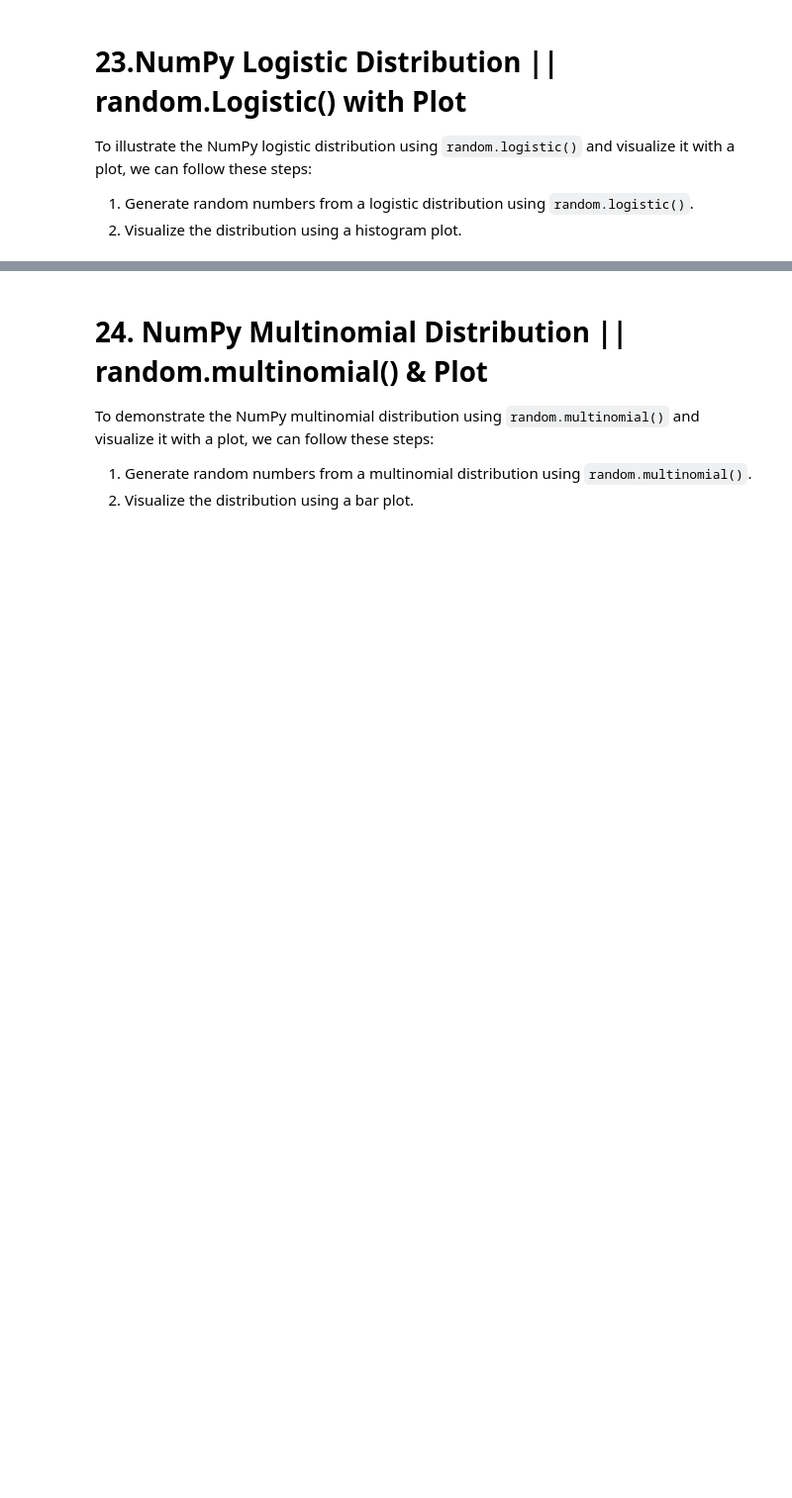
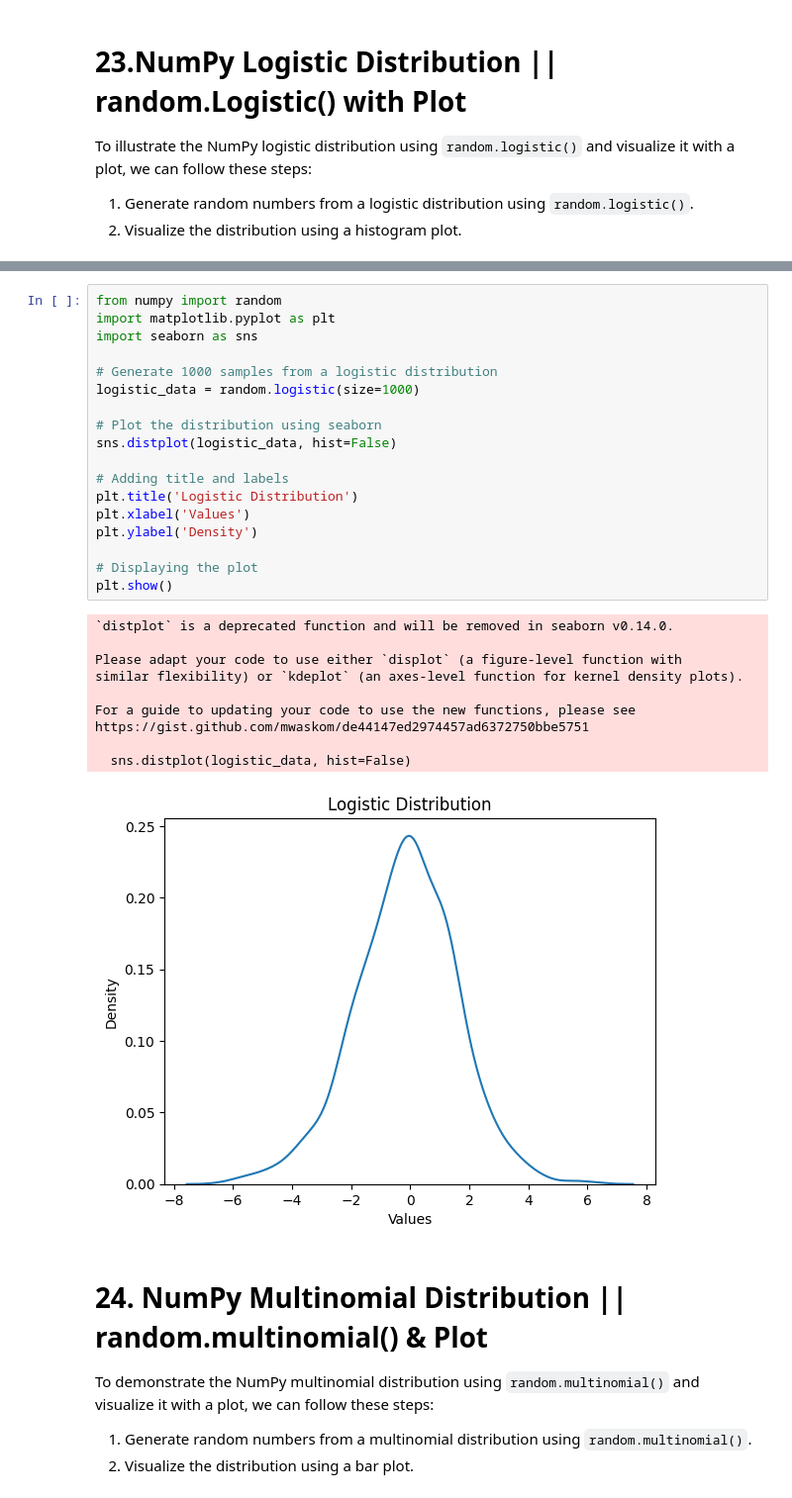
Before and after one commit to praveensinghaws/Python, a Jupyter notebook: DataCode_With_Sharad/2-Python_Numpy/5_NUMPY_LAB_21_25.ipynb, the cells around one changed output, grey strips where cells are left out. Shown at 99% size. Saved outputs shown, nothing was run; the diff lists cells and outputs as text; blank space fills up the shorter version.

```diff
--- a/DataCode_With_Sharad/2-Python_Numpy/5_NUMPY_LAB_21_25.ipynb
+++ b/DataCode_With_Sharad/2-Python_Numpy/5_NUMPY_LAB_21_25.ipynb
@@ -175,3 +254,32 @@ plt.show()
+# %%
+from numpy import random
+import matplotlib.pyplot as plt
+import seaborn as sns
+
+# Generate 1000 samples from a logistic distribution
+logistic_data = random.logistic(size=1000)
+
+# Plot the distribution using seaborn
+sns.distplot(logistic_data, hist=False)
+
+# Adding title and labels
+plt.title('Logistic Distribution')
+plt.xlabel('Values')
+plt.ylabel('Density')
+
+# Displaying the plot
+plt.show()
+# %% [output]
+`distplot` is a deprecated function and will be removed in seaborn v0.14.0.
+
+Please adapt your code to use either `displot` (a figure-level function with
+similar flexibility) or `kdeplot` (an axes-level function for kernel density plots).
+
+For a guide to updating your code to use the new functions, please see
+https://gist.github.com/mwaskom/de44147ed2974457ad6372750bbe5751
+
+  sns.distplot(logistic_data, hist=False)
+[figure, added]
 # %% [markdown]
 # 24. NumPy Multinomial Distribution || random.multinomial() & Plot
 
```
Also changed, not shown: parts of 20 cells of this notebook.
